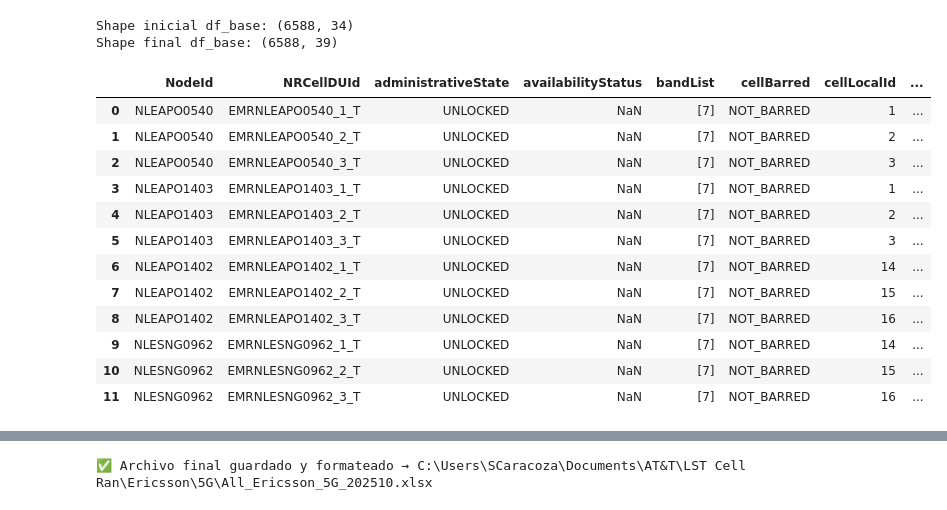
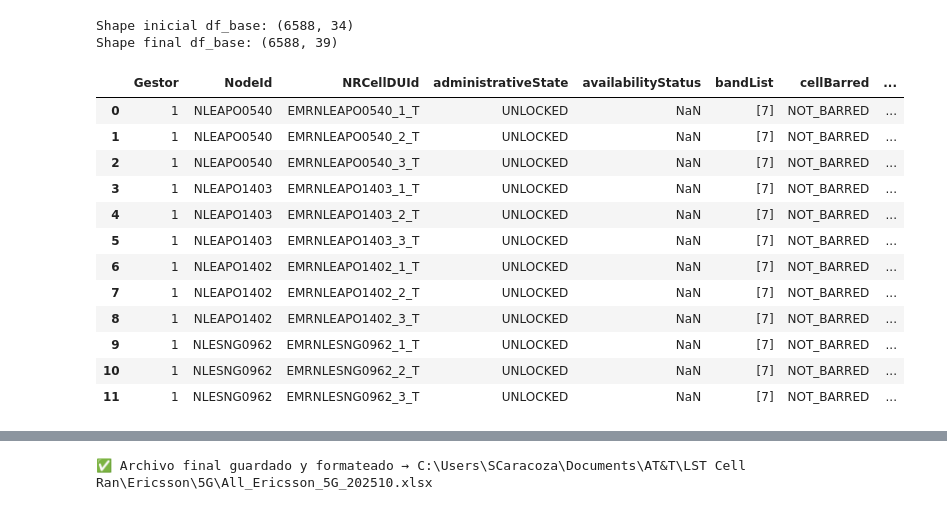
Before and after one commit to chava28pvp/lstcellran, a Jupyter notebook: df_processing_Ericsson5G.ipynb, the cells around one changed output, grey strips where cells are left out. Drawn from its saved outputs; the diff is of its cells as text; code cells hidden in the pictures.

```diff
--- a/df_processing_Ericsson5G.ipynb
+++ b/df_processing_Ericsson5G.ipynb
@@ -16,14 +16,14 @@ BASE_DIR = Path(r"C:\Users\SCaracoza\Documents\AT&T\LST Cell Ran\Ericsson\5G")
 DEFAULT_IGNORE = ["SubNetwork,", "instance(s)", "NodeId"]
 # Lista de 31 encabezados, en el orden en que los quieres (eNBId queda en W si mantienes este orden)
 HEADERS = [
-     "NodeId","NRCellDUId","administrativeState","availabilityStatus",
+     "Gestor","NodeId","NRCellDUId","administrativeState","availabilityStatus",
     "bandList","cellBarred","cellLocalId","cellRange",
     "cellReservedForOperator","cellState","configuredEpsTAC","csiRsShiftingPrimary",
     "csiRsShiftingSecondary","dftSOfdmPuschStartRsrpThresh","maxUeSpeed","nCI",
     "nRCellDUId","nRPCI","nRSectorCarrierRef",
     "nRTAC","operationalState","pLMNIdList",
     "pMax", "pointAArfcnDlFdd", "pointAArfcnUlFdd", "pointAFrequencyDlFdd", "rachRootSequence", "serviceState", "ssbFrequency", "ssbFrequencyAutoSelected", "tddSpecialSlotPattern", "tddUlDlPattern", "trsPeriodicity", "TAC", "Name Unique","LAT","LON","AT&T_Site_Name",
-     "Gestor"
+
 ]
 # %%
 def _filtered_lines(path, ignorelines):
@@ -106,67 +106,68 @@ Shape nuevo: (6588, 34)
 | 8 | NLEAPO1402 | EMRNLEAPO1402_3_T | UNLOCKED | NaN | [7] | NOT_BARRED | 16 | 15000 | NOT_RESERVED | ACTIVE | 4050.0 | ... |
 | 9 | NLESNG0962 | EMRNLESNG0962_1_T | UNLOCKED | NaN | [7] | NOT_BARRED | 14 | 15000 | NOT_RESERVED | ACTIVE | 4031.0 | ... |
 # %%
+# ================== Definición de HEADERS (Opción C) ==================
+# "Gestor" VA AL INICIO en el orden final:
+
+# Lista sin "Gestor" para operar con el TXT (que no trae 'Gestor')
+HEADERS_NO_GESTOR = [c for c in HEADERS if c != "Gestor"]
+
+# ================== Bloque de armado del DF ==================
 # Partimos del DF reacomodado SIN headers (numéricos 0..N-1).
-# Por ejemplo, si antes hiciste algo como:
-# eu_df = read_pattern_to_df("EUtranCellFDD")    # integra y limpia TXT → DF en memoria
-# eu_df_mod = eu_df.drop(eu_df.columns[1], axis=1)  # "eliminar columna B" (índice 1)
-
-df_base = eu_df_mod.copy()   # este DF equivale al "Modified_workfile.xlsx" sin headers
+df_base = eu_df_mod.copy()
 
 print("Shape inicial df_base:", df_base.shape)
 
-# 1) Hasta dónde llega el bloque base del TXT (incluye 'ulChannelBandwidth')
+# 1) Hasta dónde llega el bloque base del TXT (hasta BASE_LAST inclusive)
 BASE_LAST = "trsPeriodicity"
-base_len = HEADERS.index(BASE_LAST) + 1   # columnas base A..(ulChannelBandwidth)
+if BASE_LAST not in HEADERS_NO_GESTOR:
+    raise ValueError(f"'{BASE_LAST}' no está en HEADERS_NO_GESTOR")
+base_len = HEADERS_NO_GESTOR.index(BASE_LAST) + 1   # columnas base (sin Gestor)
 n_cols = df_base.shape[1]
 
 # 2) Si hay una columna extra inmediatamente después del bloque base, interprétala como 'Gestor'
-import pandas as pd
 gestor_series = pd.Series(pd.NA, index=df_base.index)
 if n_cols >= base_len + 1:
     gestor_series = df_base.iloc[:, base_len]
     df_base.drop(df_base.columns[base_len], axis=1, inplace=True)
     n_cols -= 1
 
 # 3) Asignar nombres SIN incluir 'Gestor' todavía. Rellena faltantes si hiciera falta.
-expected_without_gestor = len(HEADERS) - 1  # todo excepto 'Gestor'
+expected_without_gestor = len(HEADERS_NO_GESTOR)
 if n_cols < expected_without_gestor:
     for i in range(expected_without_gestor - n_cols):
         df_base[f"__tmp_empty_{i}"] = pd.NA
     n_cols = expected_without_gestor
 
 # Corta/exacta y nombra SIN 'Gestor'
 df_base = df_base.iloc[:, :expected_without_gestor]
-df_base.columns = HEADERS[:-1]  # todos menos 'Gestor'
+df_base.columns = HEADERS_NO_GESTOR  # nombra todas menos 'Gestor'
 
-# 4) Inserta 'Gestor' con lo extraído (o NA si no hubo)
+# 4) Inserta 'Gestor' (al inicio) usando reindex con HEADERS finales
 df_base["Gestor"] = gestor_series
-
-# 5) Reordena a HEADERS finales por seguridad
-df_base = df_base.reindex(columns=HEADERS)
+df_base = df_base.reindex(columns=HEADERS)  # HEADERS ya tiene 'Gestor' primero
 
 # === Vista de verificación ===
 print("Shape final df_base:", df_base.shape)
-pd.set_option("display.max_columns", None)  # opcional: para ver todas las columnas
-display(df_base.head(12))                   # muestra 12 filas de ejemplos
-# O, si prefieres ver columnas verticales:
-# display(df_base.head(5).T)
+pd.set_option("display.max_columns", None)
+display(df_base.head(12))
+# display(df_base.head(5).T)  # alternativa vertical
 # %% [output]
 Shape inicial df_base: (6588, 34)
 Shape final df_base: (6588, 39)
-|  | NodeId | NRCellDUId | administrativeState | availabilityStatus | bandList | cellBarred | cellLocalId | ... |
-| 0 | NLEAPO0540 | EMRNLEAPO0540_1_T | UNLOCKED | NaN | [7] | NOT_BARRED | 1 | ... |
-| 1 | NLEAPO0540 | EMRNLEAPO0540_2_T | UNLOCKED | NaN | [7] | NOT_BARRED | 2 | ... |
-| 2 | NLEAPO0540 | EMRNLEAPO0540_3_T | UNLOCKED | NaN | [7] | NOT_BARRED | 3 | ... |
-| 3 | NLEAPO1403 | EMRNLEAPO1403_1_T | UNLOCKED | NaN | [7] | NOT_BARRED | 1 | ... |
-| 4 | NLEAPO1403 | EMRNLEAPO1403_2_T | UNLOCKED | NaN | [7] | NOT_BARRED | 2 | ... |
-| 5 | NLEAPO1403 | EMRNLEAPO1403_3_T | UNLOCKED | NaN | [7] | NOT_BARRED | 3 | ... |
-| 6 | NLEAPO1402 | EMRNLEAPO1402_1_T | UNLOCKED | NaN | [7] | NOT_BARRED | 14 | ... |
-| 7 | NLEAPO1402 | EMRNLEAPO1402_2_T | UNLOCKED | NaN | [7] | NOT_BARRED | 15 | ... |
-| 8 | NLEAPO1402 | EMRNLEAPO1402_3_T | UNLOCKED | NaN | [7] | NOT_BARRED | 16 | ... |
-| 9 | NLESNG0962 | EMRNLESNG0962_1_T | UNLOCKED | NaN | [7] | NOT_BARRED | 14 | ... |
-| 10 | NLESNG0962 | EMRNLESNG0962_2_T | UNLOCKED | NaN | [7] | NOT_BARRED | 15 | ... |
-| 11 | NLESNG0962 | EMRNLESNG0962_3_T | UNLOCKED | NaN | [7] | NOT_BARRED | 16 | ... |
+|  | Gestor | NodeId | NRCellDUId | administrativeState | availabilityStatus | bandList | cellBarred | ... |
+| 0 | 1 | NLEAPO0540 | EMRNLEAPO0540_1_T | UNLOCKED | NaN | [7] | NOT_BARRED | ... |
+| 1 | 1 | NLEAPO0540 | EMRNLEAPO0540_2_T | UNLOCKED | NaN | [7] | NOT_BARRED | ... |
+| 2 | 1 | NLEAPO0540 | EMRNLEAPO0540_3_T | UNLOCKED | NaN | [7] | NOT_BARRED | ... |
+| 3 | 1 | NLEAPO1403 | EMRNLEAPO1403_1_T | UNLOCKED | NaN | [7] | NOT_BARRED | ... |
+| 4 | 1 | NLEAPO1403 | EMRNLEAPO1403_2_T | UNLOCKED | NaN | [7] | NOT_BARRED | ... |
+| 5 | 1 | NLEAPO1403 | EMRNLEAPO1403_3_T | UNLOCKED | NaN | [7] | NOT_BARRED | ... |
+| 6 | 1 | NLEAPO1402 | EMRNLEAPO1402_1_T | UNLOCKED | NaN | [7] | NOT_BARRED | ... |
+| 7 | 1 | NLEAPO1402 | EMRNLEAPO1402_2_T | UNLOCKED | NaN | [7] | NOT_BARRED | ... |
+| 8 | 1 | NLEAPO1402 | EMRNLEAPO1402_3_T | UNLOCKED | NaN | [7] | NOT_BARRED | ... |
+| 9 | 1 | NLESNG0962 | EMRNLESNG0962_1_T | UNLOCKED | NaN | [7] | NOT_BARRED | ... |
+| 10 | 1 | NLESNG0962 | EMRNLESNG0962_2_T | UNLOCKED | NaN | [7] | NOT_BARRED | ... |
+| 11 | 1 | NLESNG0962 | EMRNLESNG0962_3_T | UNLOCKED | NaN | [7] | NOT_BARRED | ... |
 # %%
 
 # --- utilidades ---
```
Also changed, not shown: parts of 1 cell of this notebook, 2 other files.
